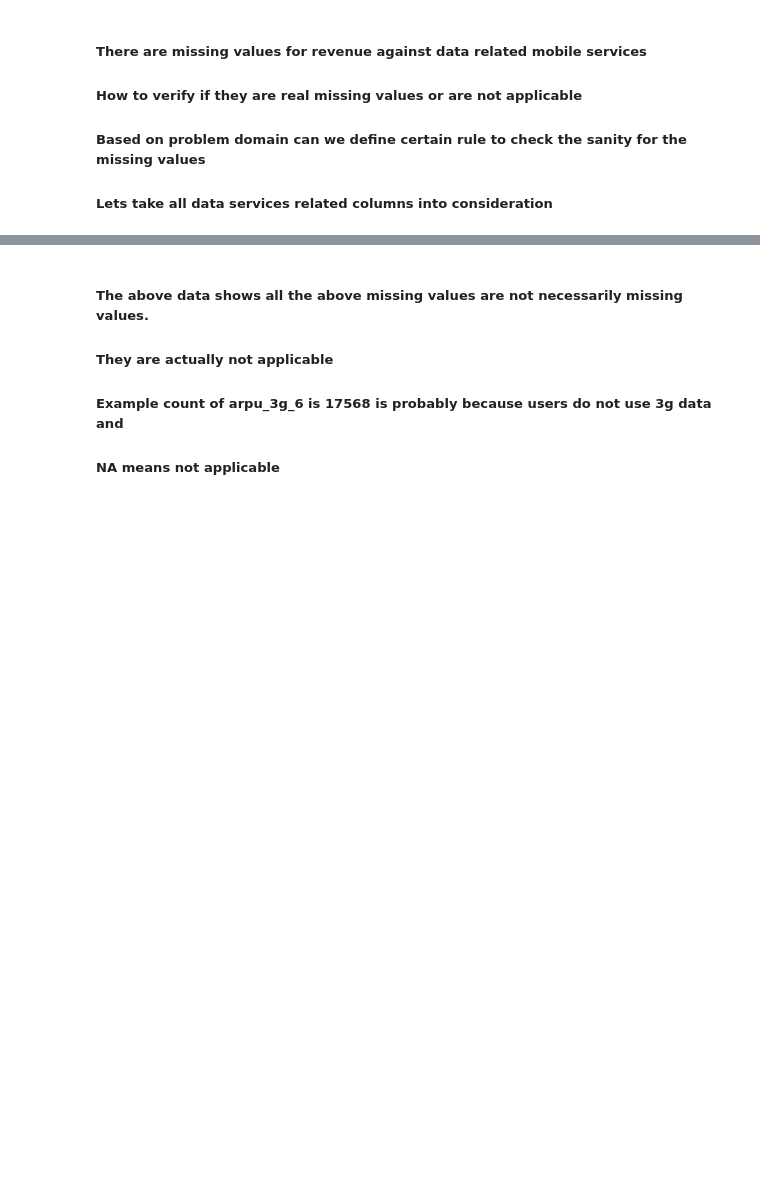
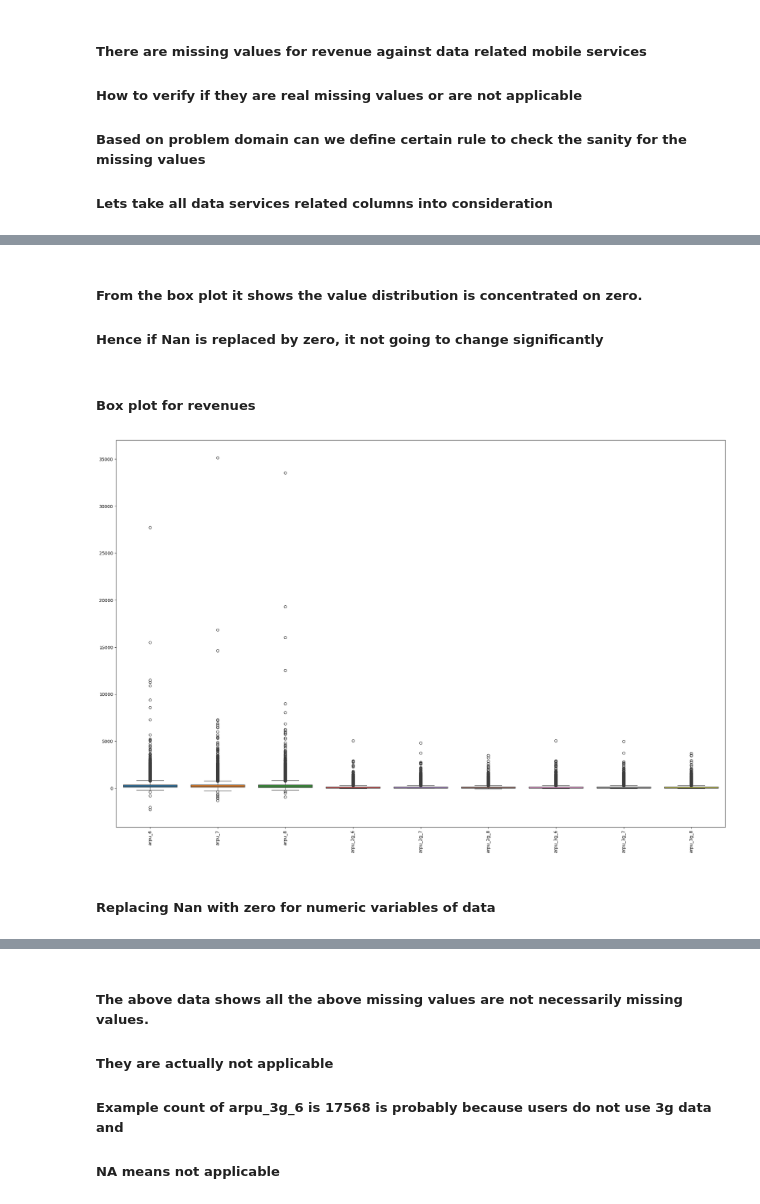
Before and after one commit to AnirudhaKundu/TelecomChurn_AnirudhaTemp, a Jupyter notebook: TelecomChurn.ipynb, the cells around one changed output, grey strips where cells are left out. Drawn from its saved outputs; the diff is of its cells as text; code cells hidden in the pictures; blank space fills up the shorter version.

```diff
--- a/TelecomChurn.ipynb
+++ b/TelecomChurn.ipynb
@@ -205,0 +244,14 @@ pd.reset_option('display.max_columns')
+# %% [markdown]
+##### From the box plot it shows the value distribution is concentrated on zero.
+##### Hence if Nan is replaced by zero, it not going to change significantly
+# %% [markdown]
+##### Box plot for revenues
+# %%
+plt.figure(figsize=(25,16))
+sns.boxplot(data= train_telecom[revenue_vars])
+plt.xticks(rotation=90)
+plt.show()
+# %% [output]
+[figure, added]
+# %% [markdown]
+##### Replacing Nan with zero for numeric variables of data
```
Also changed, not shown: parts of 24 cells of this notebook, 2 other files.
